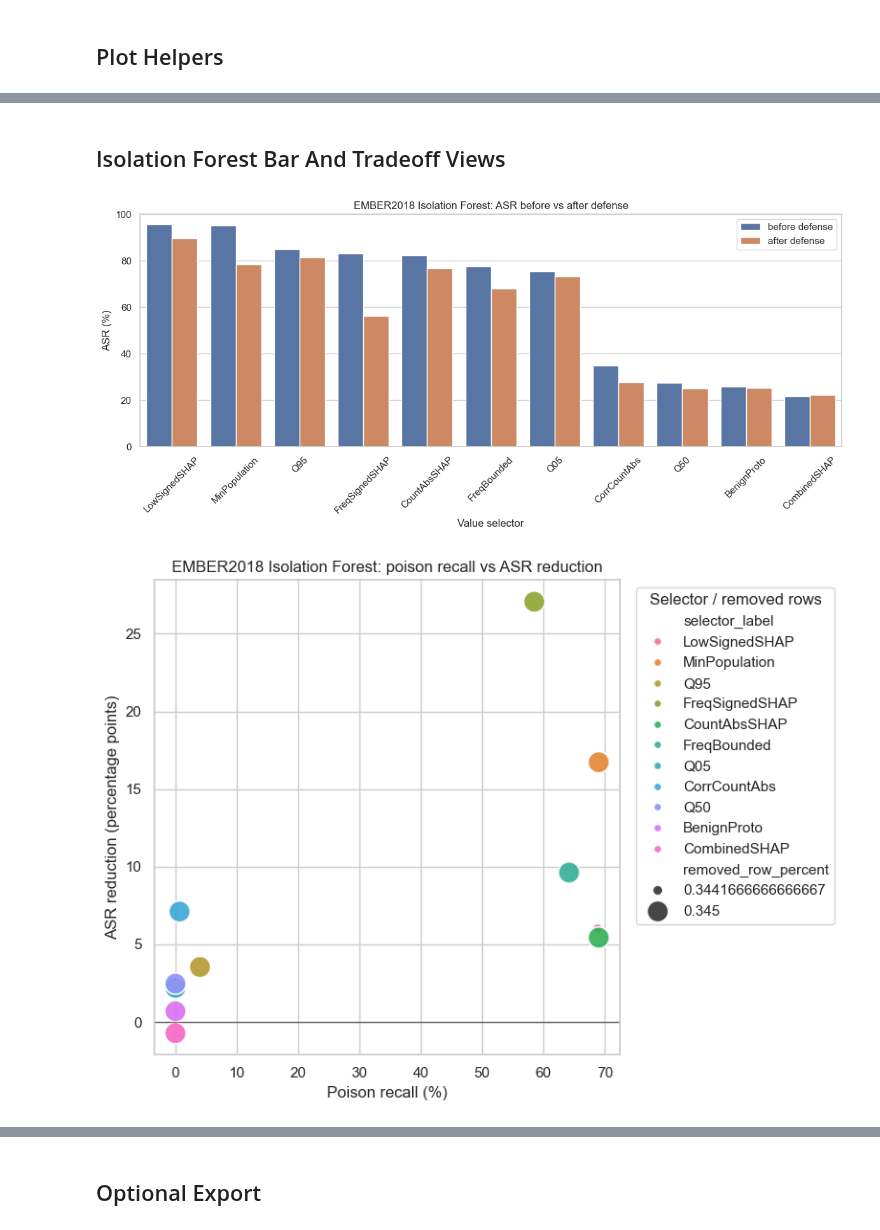
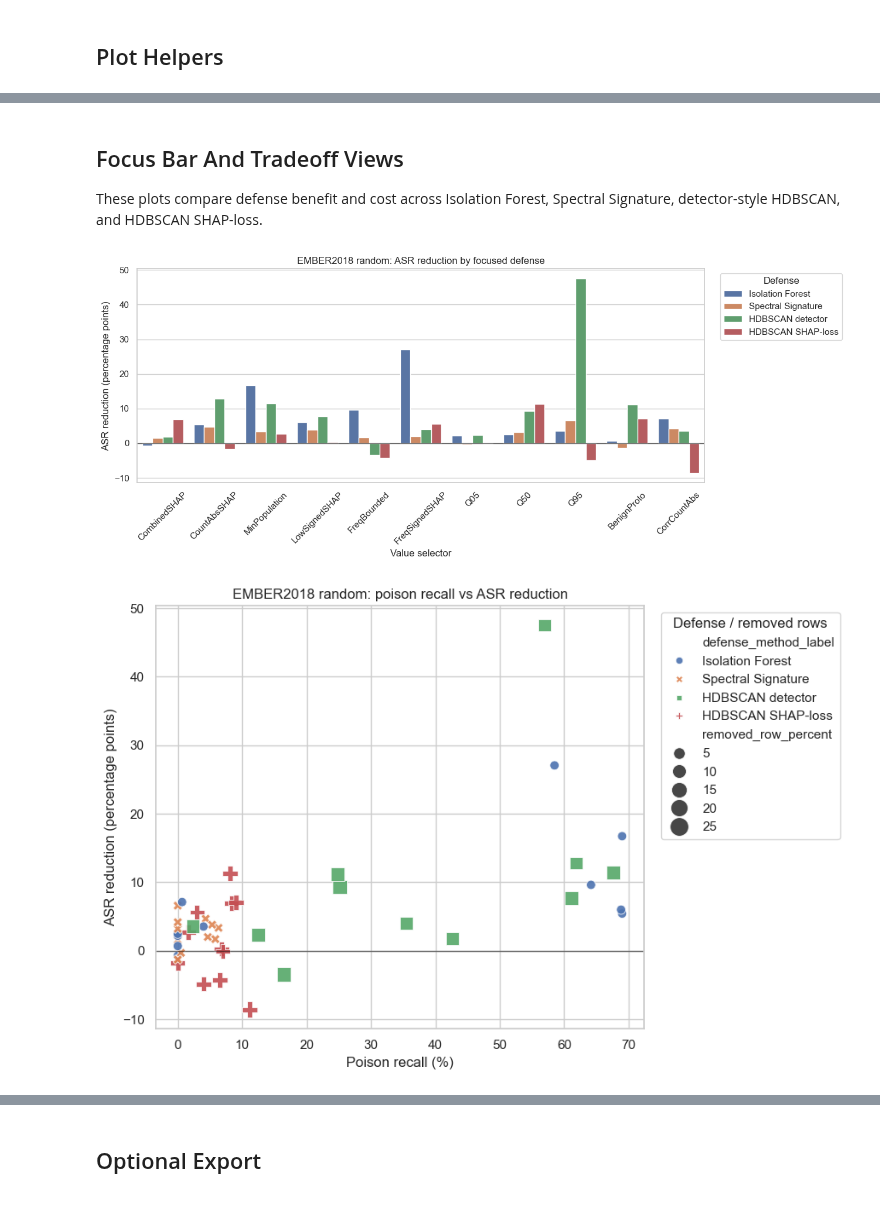
Before and after one commit to tebenia/gmm-mahal, a Jupyter notebook: notebooks/06_compare_defense_metrics.ipynb, the cells around one changed output, grey strips where cells are left out. Saved outputs shown, nothing was run; the diff lists cells and outputs as text; code cells hidden in the pictures.

```diff
--- a/notebooks/06_compare_defense_metrics.ipynb
+++ b/notebooks/06_compare_defense_metrics.ipynb
@@ -91,11 +91,9 @@ def parse_defense_path(parts_between_artifact_and_retrain: list[str], retrain_mo
         gmm_idx = parts_between_artifact_and_retrain.index("gmm_defense")
         setting = parts_between_artifact_and_retrain[gmm_idx + 1] if len(parts_between_artifact_and_retrain) > gmm_idx + 1 else "unknown"
         return {"defense_family": "gmm_defense", "defense_method": "gmm_mahalanobis", "defense_setting": setting}
-    if head == "optics_iterative":
+    if head == "hdbscan_shap_loss":
         setting = parts_between_artifact_and_retrain[1] if len(parts_between_artifact_and_retrain) > 1 else "unknown"
-        return {"defense_family": head, "defense_method": "optics_iterative", "defense_setting": setting}
-    if head == "mdr_inspired":
-        return {"defense_family": head, "defense_method": "mdr_inspired", "defense_setting": "mdr_inspired"}
+        return {"defense_family": head, "defense_method": "hdbscan_shap_loss", "defense_setting": setting}
     return {"defense_family": head, "defense_method": head, "defense_setting": "/".join(parts_between_artifact_and_retrain)}
 
 
@@ -461,70 +565,70 @@ metric_heatmap(
-# %% [markdown]
-## Isolation Forest Bar And Tradeoff Views
+# %% [markdown]
+## Focus Bar And Tradeoff Views
+
+These plots compare defense benefit and cost across Isolation Forest, Spectral Signature, detector-style HDBSCAN, and HDBSCAN SHAP-loss.
 # %%
-plot_focus = add_selector_labels(focus_df).sort_values("backdoored_asr_percent", ascending=False)
+plot_focus = add_selector_labels(focus_df).sort_values(["value_selector", "defense_method"])
 
 if plot_focus.empty:
     print("No focus rows available.")
 else:
-    asr_long = plot_focus.melt(
-        id_vars=["selector_label", "sampling_strategy"],
-        value_vars=["backdoored_asr_percent", "defended_asr_percent"],
-        var_name="stage",
-        value_name="asr_percent",
+    fig, ax = plt.subplots(figsize=(13, 5.5))
+    sns.barplot(
+        data=plot_focus,
+        x="selector_label",
+        y="asr_reduction_pp",
+        hue="defense_method_label",
+        ax=ax,
     )
-    asr_long["stage"] = asr_long["stage"].map({
-        "backdoored_asr_percent": "before defense",
-        "defended_asr_percent": "after defense",
-    })
-    fig, ax = plt.subplots(figsize=(12, 5.5))
-    sns.barplot(data=asr_long, x="selector_label", y="asr_percent", hue="stage", ax=ax)
-    ax.set_title("EMBER2018 Isolation Forest: ASR before vs after defense")
+    ax.axhline(0, color="black", linewidth=1, alpha=0.55)
+    ax.set_title("EMBER2018 random: ASR reduction by focused defense")
     ax.set_xlabel("Value selector")
-    ax.set_ylabel("ASR (%)")
-    ax.set_ylim(0, 100)
+    ax.set_ylabel("ASR reduction (percentage points)")
     ax.tick_params(axis="x", rotation=45)
-    ax.legend(title="")
+    ax.legend(title="Defense", bbox_to_anchor=(1.02, 1), loc="upper left")
     plt.tight_layout()
     plt.show()
 
-    fig, ax = plt.subplots(figsize=(8, 6))
+    fig, ax = plt.subplots(figsize=(9, 6))
     sns.scatterplot(
         data=plot_focus,
         x="poison_recall_percent",
         y="asr_reduction_pp",
         size="removed_row_percent",
-        hue="selector_label",
-        sizes=(60, 260),
+        hue="defense_method_label",
+        style="defense_method_label",
+        sizes=(60, 280),
         alpha=0.9,
         ax=ax,
     )
     ax.axhline(0, color="black", linewidth=1, alpha=0.5)
-    ax.set_title("EMBER2018 Isolation Forest: poison recall vs ASR reduction")
+    ax.set_title("EMBER2018 random: poison recall vs ASR reduction")
     ax.set_xlabel("Poison recall (%)")
     ax.set_ylabel("ASR reduction (percentage points)")
-    ax.legend(title="Selector / removed rows", bbox_to_anchor=(1.02, 1), loc="upper left")
+    ax.legend(title="Defense / removed rows", bbox_to_anchor=(1.02, 1), loc="upper left")
     plt.tight_layout()
     plt.show()
 
-    fig, ax = plt.subplots(figsize=(8, 6))
+    fig, ax = plt.subplots(figsize=(9, 6))
     sns.scatterplot(
         data=plot_focus,
         x="clean_accuracy_delta_pp",
         y="asr_reduction_pp",
         size="clean_false_positive_rate_percent",
-        hue="selector_label",
-        sizes=(60, 260),
+        hue="defense_method_label",
+        style="defense_method_label",
+        sizes=(60, 280),
         alpha=0.9,
         ax=ax,
     )
     ax.axhline(0, color="black", linewidth=1, alpha=0.5)
     ax.axvline(0, color="black", linewidth=1, alpha=0.5)
-    ax.set_title("EMBER2018 Isolation Forest: defense benefit vs clean-accuracy cost")
+    ax.set_title("EMBER2018 random: defense benefit vs clean-accuracy cost")
     ax.set_xlabel("Clean accuracy delta (percentage points)")
     ax.set_ylabel("ASR reduction (percentage points)")
-    ax.legend(title="Selector / clean removed", bbox_to_anchor=(1.02, 1), loc="upper left")
+    ax.legend(title="Defense / clean removed", bbox_to_anchor=(1.02, 1), loc="upper left")
     plt.tight_layout()
     plt.show()
 # %% [output]
-[figure, old version]
+[figure, new version]
-[figure, old version]
+[figure, new version]
```
Also changed, not shown: parts of 15 cells of this notebook, 14 other files.
